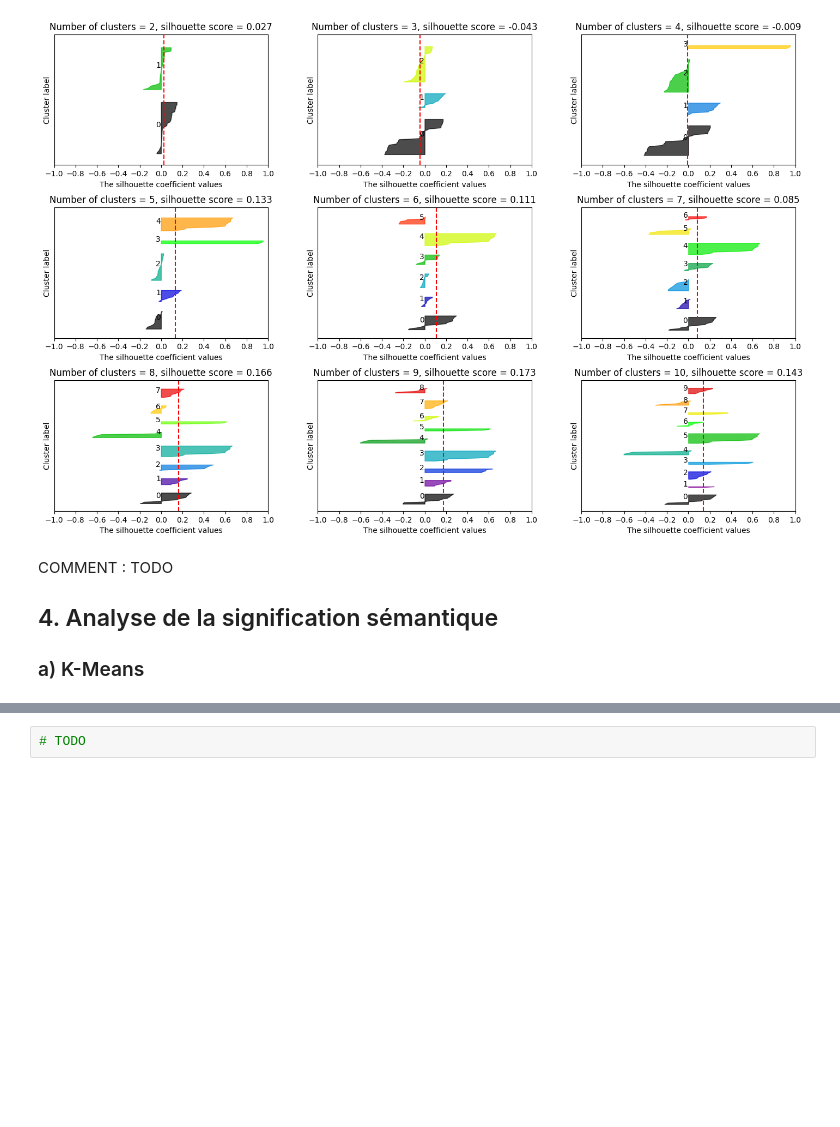
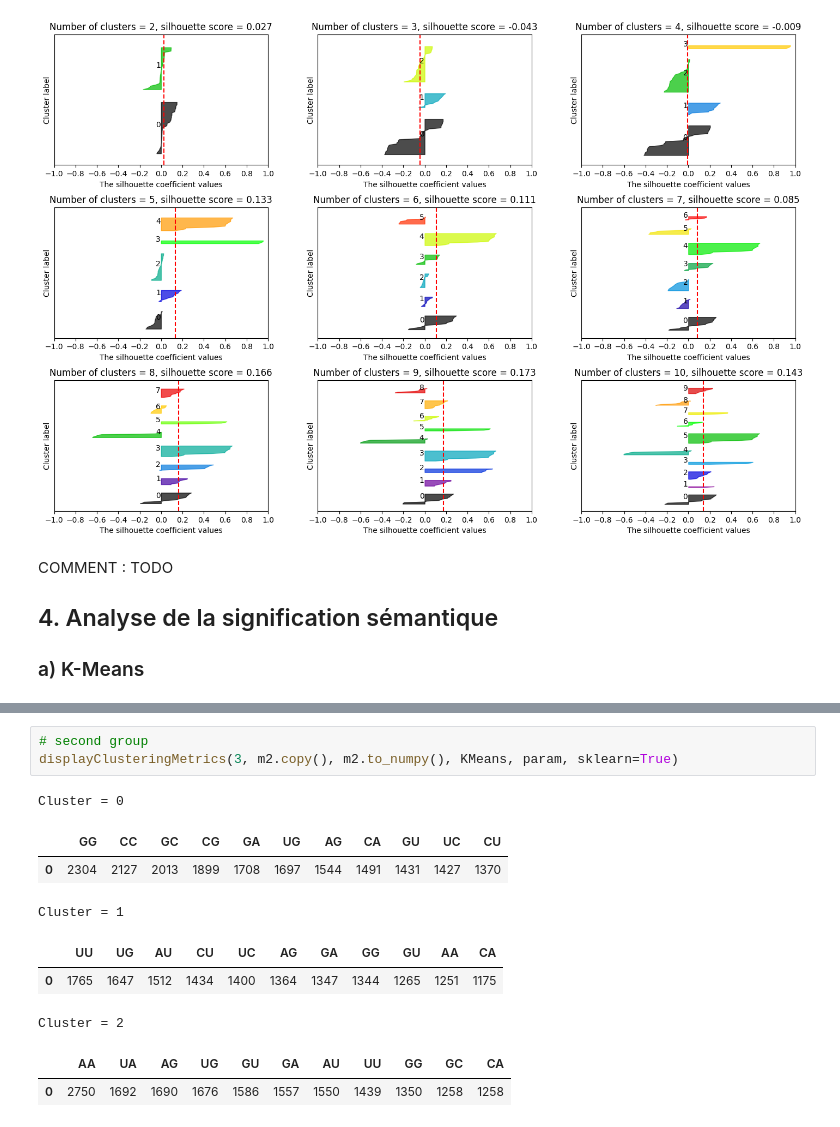
Before and after one commit to T-amairi/IFT870, a Jupyter notebook: TP4/tp4.ipynb, the cells around one changed output, grey strips where cells are left out. Cells and saved outputs as stored; diff of their text form; blank space fills up the shorter version.

```diff
--- a/TP4/tp4.ipynb
+++ b/TP4/tp4.ipynb
@@ -405,2 +460,13 @@ COMMENT : TODO
-# %%
-# TODO
+# %%
+# second group
+displayClusteringMetrics(3, m2.copy(), m2.to_numpy(), KMeans, param, sklearn=True)
+# %% [output]
+Cluster = 0
+|  | GG | CC | GC | CG | GA | UG | AG | CA | GU | UC | CU |
+| 0 | 2304 | 2127 | 2013 | 1899 | 1708 | 1697 | 1544 | 1491 | 1431 | 1427 | 1370 |
+Cluster = 1
+|  | UU | UG | AU | CU | UC | AG | GA | GG | GU | AA | CA |
+| 0 | 1765 | 1647 | 1512 | 1434 | 1400 | 1364 | 1347 | 1344 | 1265 | 1251 | 1175 |
+Cluster = 2
+|  | AA | UA | AG | UG | GU | GA | AU | UU | GG | GC | CA |
+| 0 | 2750 | 1692 | 1690 | 1676 | 1586 | 1557 | 1550 | 1439 | 1350 | 1258 | 1258 |
```
Also changed, not shown: parts of 22 cells of this notebook.
